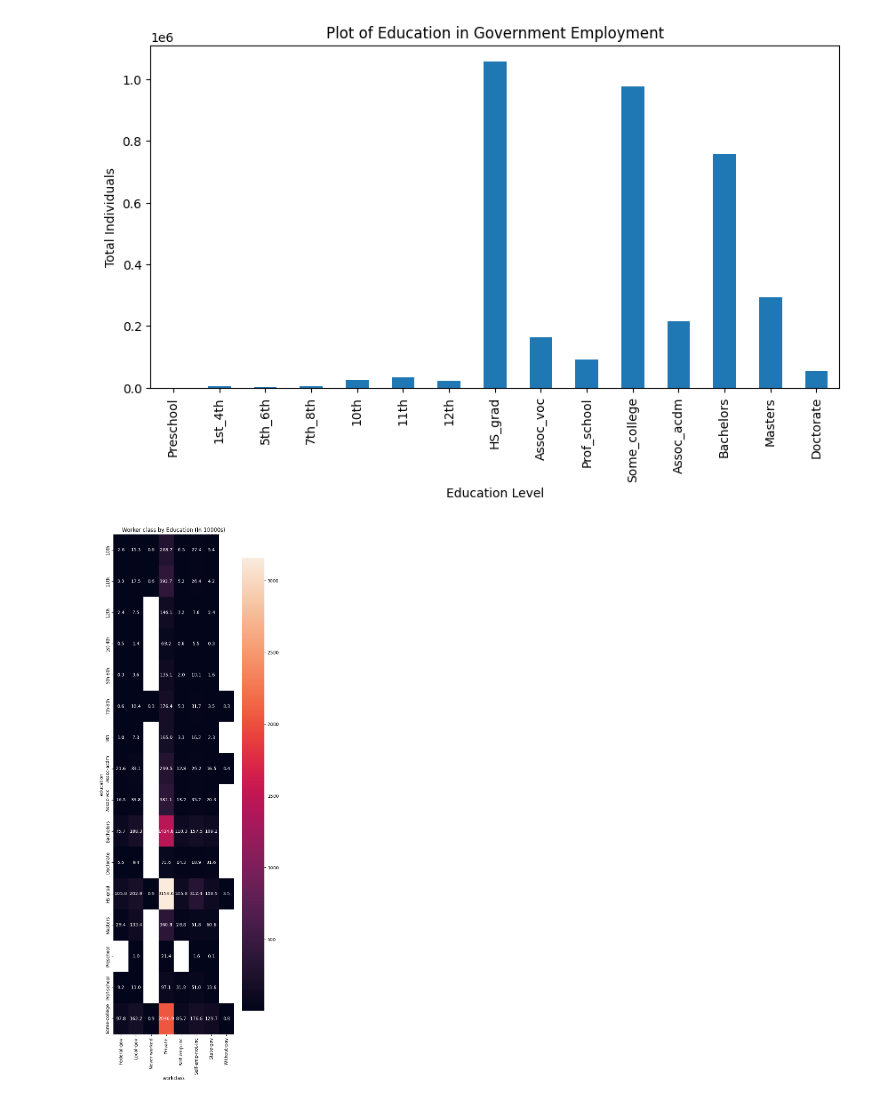
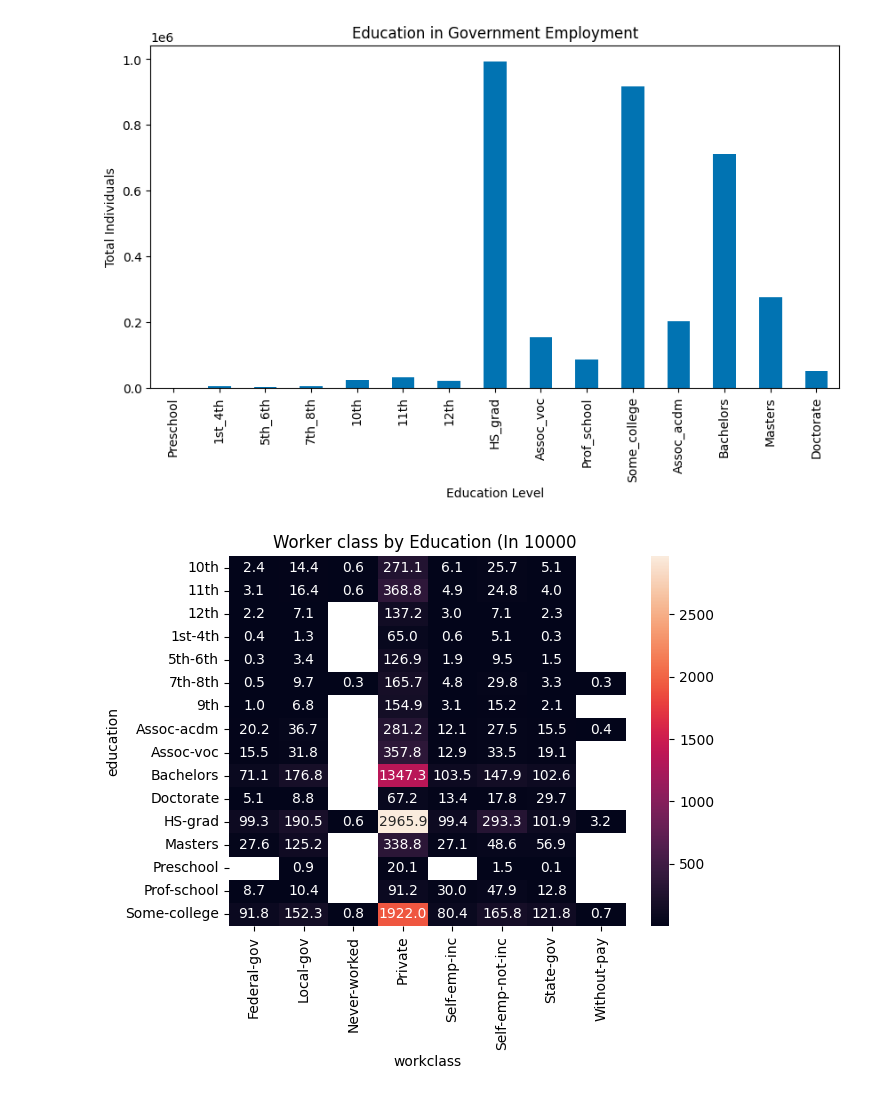
Before and after one commit to toby-farley/Adult, a Jupyter notebook: Adult Py.ipynb, the cells around one changed output. Cells and saved outputs as stored; diff of their text form; code cells hidden in the pictures.

```diff
--- a/Adult Py.ipynb
+++ b/Adult Py.ipynb
@@ -83,23 +73,24 @@ Federal_gov_workers = Federal_gov_df[["Preschool","1st_4th","5th_6th","7th_8th",
 fig = plt.figure(figsize = (10, 5))
 
 # creating the bar plot
-Federal_gov_workers.plot.bar()
+Federal_gov_workers.plot.bar().set(title="Education in Government Employment")
 
-plt.title("Plot of Education in Government Employment")
 plt.xlabel("Education Level")
 plt.ylabel("Total Individuals")
 
+plt.savefig("Education in Government Employment (PY).png")
+
 plt.show()
 # %% [output]
-[figure, old version]
+[figure, new version]
 # %%
-plt.figure(figsize=(6,20))
+
 sumed = df.groupby(['workclass','education'], sort=True)["Total"].sum("Total")/10000
 unstacked = sumed.unstack(level=0)
-sns.heatmap(unstacked, annot=True, fmt=".1f")
-plt.title("Worker class by Education (In 10000s)")
+sns.heatmap(unstacked, annot=True, fmt=".1f").set(title="Worker class by Education (In 10000 ")
 plt.xlabel("workclass")
 plt.ylabel("education")
+plt.savefig("Worker class by Education (In 10000 (PY).png")
 plt.show()
 # %% [output]
-[figure, old version]
+[figure, new version]
```
Also changed, not shown: parts of 11 cells of this notebook, 8 other files.
